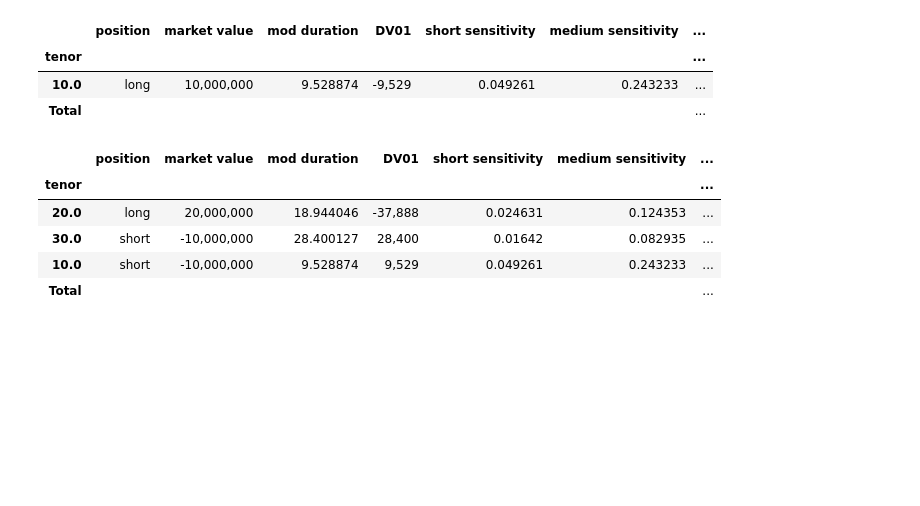
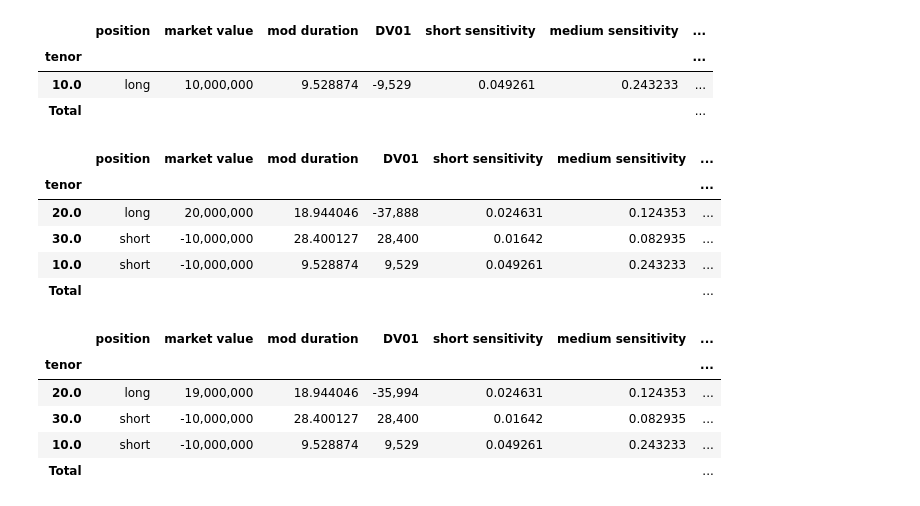
Before and after one commit to riccardocorradi/gaussplus_rv, a Jupyter notebook: gilt.ipynb, the cells around one changed output. Saved outputs shown, nothing was run; the diff lists cells and outputs as text; code cells hidden in the pictures; blank space fills up the shorter version.

```diff
--- a/gilt.ipynb
+++ b/gilt.ipynb
@@ -872,3 +869,22 @@ screen.factorSensitivity(marketValuePositions=marketValuePositions,
 | 30.0 | short | -10,000,000 | 28.400127 | 28,400 | 0.01642 | 0.082935 | ... |
 | 10.0 | short | -10,000,000 | 9.528874 | 9,529 | 0.049261 | 0.243233 | ... |
 | Total |  |  |  |  |  |  | ... |
+# %%
+marketValuePositions = {20: 1.9 * 10_000_000,
+                        30: -1 * 10_000_000,
+                        10: -1 * 10_000_000}
+
+yields = {20: zeroCouponYields[20].iloc[-1],
+          30: zeroCouponYields[30].iloc[-1],
+          10: zeroCouponYields[10].iloc[-1]}
+
+screen.factorSensitivity(marketValuePositions=marketValuePositions,
+                         yields = yields,
+                         pricer = fittedPricer_2024)
+# %% [output]
+|  | position | market value | mod duration | DV01 | short sensitivity | medium sensitivity | ... |
+| tenor |  |  |  |  |  |  | ... |
+| 20.0 | long | 19,000,000 | 18.944046 | -35,994 | 0.024631 | 0.124353 | ... |
+| 30.0 | short | -10,000,000 | 28.400127 | 28,400 | 0.01642 | 0.082935 | ... |
+| 10.0 | short | -10,000,000 | 9.528874 | 9,529 | 0.049261 | 0.243233 | ... |
+| Total |  |  |  |  |  |  | ... |
```
Also changed, not shown: parts of 3 cells of this notebook.
